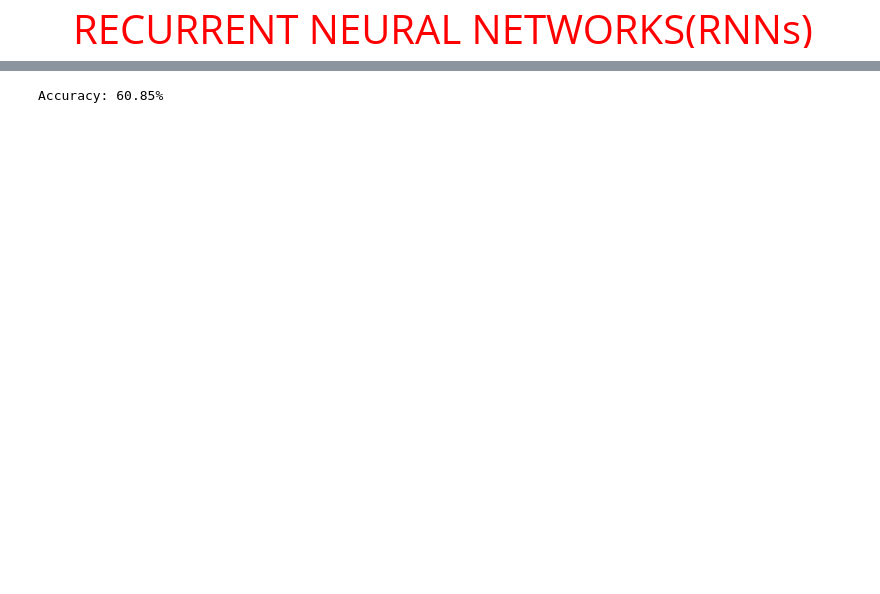
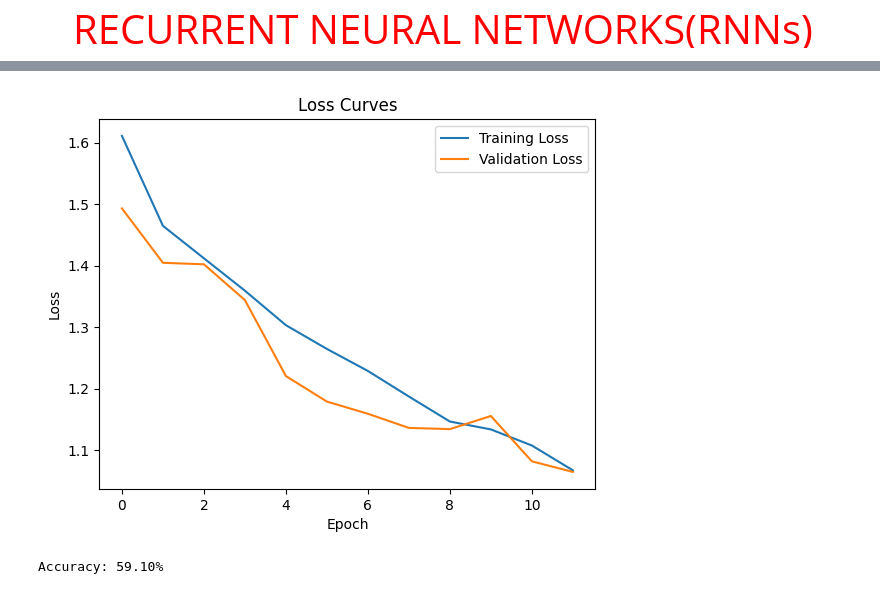
Before and after one commit to kelvin17-glitch/emotion_recognition, a Jupyter notebook: notebooks/three.ipynb, the cells around one changed output, grey strips where cells are left out. Drawn from its saved outputs; the diff is of its cells as text; code cells hidden in the pictures; blank space fills up the shorter version.

Commit message:
Tried adjusting epochs to increase accurary. Didn't work

```diff
--- a/notebooks/three.ipynb
+++ b/notebooks/three.ipynb
@@ -122,23 +123,31 @@ class EmotionCRNN(nn.Module):
 # %%
 # Process Dataset
 dataset = CremaDataset('../data/')
+
 # Split into train and validation sets
 train_size = int(0.8 * len(dataset))
 train_data, val_data = random_split(dataset, [train_size, (len(dataset) - train_size)])
+
 # Create data loaders
 train_loader = DataLoader(train_data, batch_size=32, shuffle=True)
 val_loader = DataLoader(val_data, batch_size=32)
+
 # The model, loss function & Optimizer
 model = EmotionCRNN()
 criterion = nn.CrossEntropyLoss()
 optimizer = optim.Adam(model.parameters(), lr=1e-3)
+
+# initialize loss values for plotting
+train_loss = []
+val_loss = []
+
 # Training loop begins
-for epoch in range(30):
+for epoch in range(12):
     # Switch model to train mode
     model.train()
     # Initialize loss for each epoch
     total_loss = 0
-    # Mini-batch training
+    # -- Mini-batch training --
     for x_batch, y_batch in train_loader:
         # Logits pre-softmax
         y_pred = model(x_batch)
@@ -152,6 +161,24 @@ for epoch in range(30):
         optimizer.step()
         # Apply current epoch loss to total
         total_loss += loss.item()
+
+    # -- Validation Phase --
+    model.eval()
+    total_val_loss = 0
+    with torch.no_grad(): # No gradients during validation
+        for x_batch, y_batch in val_loader:
+            y_pred =  model(x_batch)
+            loss = criterion(y_pred, y_batch)
+            total_val_loss += loss.item()
+
+    # Aggregate loss
+    avg_val_loss = total_val_loss / len(val_loader)
+    avg_train_loss = total_loss / len(train_loader)
+
+    # Append for plot
+    train_loss.append(avg_train_loss)
+    val_loss.append(avg_val_loss)
+
     # Log progress
-    print(f'Epoch {epoch+1} Loss: {total_loss / len(train_loader):4f}')
+    print(f'Epoch {epoch+1} Train Loss: {avg_train_loss:4f}, Validation Loss: {avg_val_loss:4f}')
 # %% [output]
@@ -175,3 +197,13 @@ Epoch 30 Loss: 0.736223
+# %%
+# Plot Learning Curve
+plt.plot(train_loss, label="Training Loss")
+plt.plot(val_loss, label="Validation Loss")
+plt.ylabel("Loss")
+plt.xlabel("Epoch")
+plt.title("Loss Curves")
+plt.legend();
+# %% [output]
+[figure, added]
 # %%
 # Evaluation
 # Switch model to evaluate mode
@@ -193,4 +225,4 @@ with torch.no_grad():
 # Display final accuracy
 print(f"Accuracy: {100 * correct / total:.2f}%")
 # %% [output]
-Accuracy: 60.85%
+Accuracy: 59.10%
```
Also changed, not shown: parts of 2 cells of this notebook, 1 other file.
